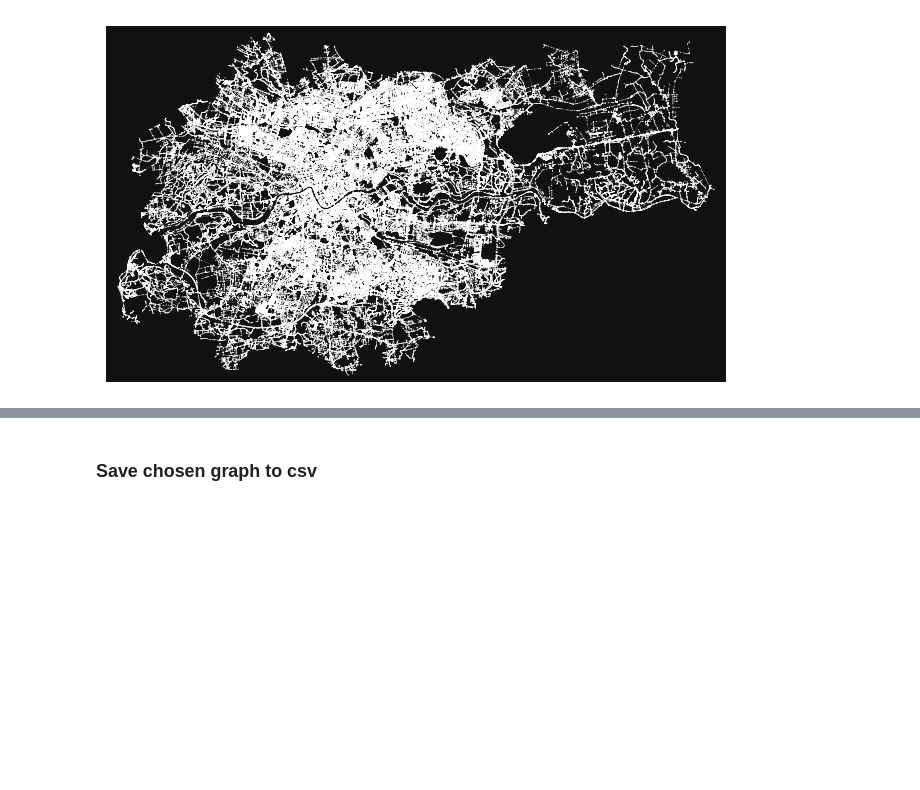
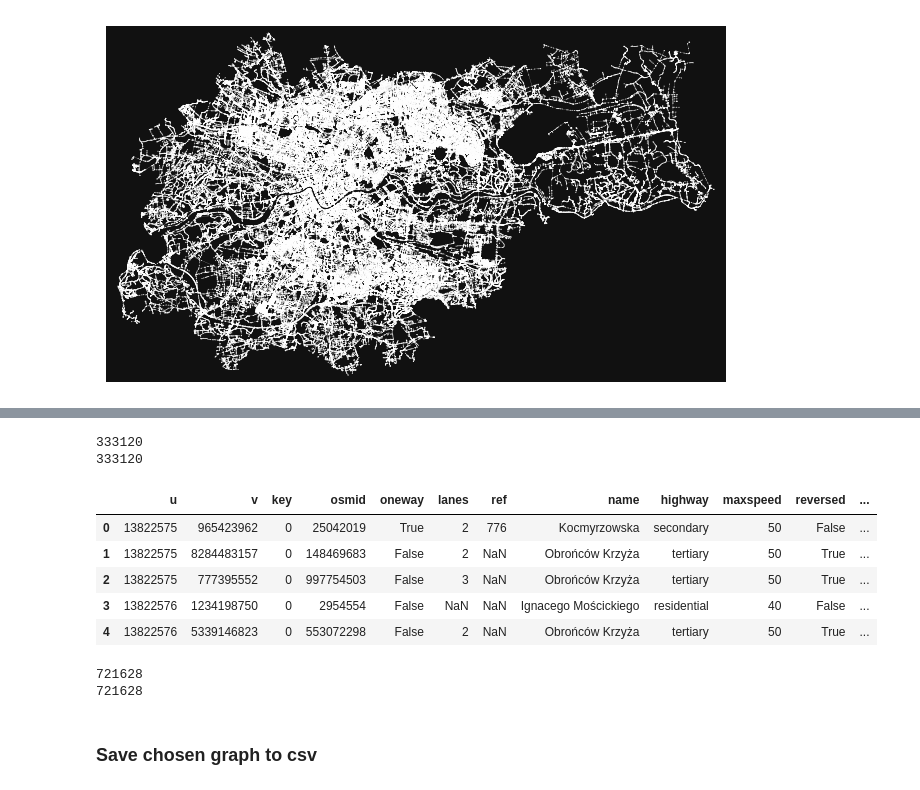
Before and after one commit to juliakisielewicz/graph-routing, a Jupyter notebook: osm_data_save.ipynb, the cells around one changed output, grey strips where cells are left out. Saved outputs shown, nothing was run; the diff lists cells and outputs as text; code cells hidden in the pictures; blank space fills up the shorter version.

```diff
--- a/osm_data_save.ipynb
+++ b/osm_data_save.ipynb
@@ -58,3 +31,26 @@ MultiDiGraph with 37593 nodes and 95301 edges
+# %%
+print(len(gdf_nodes))
+gdf_nodes_d = gdf_nodes.drop_duplicates(subset=["osmid"])
+print(len(gdf_nodes_d))
+# %% [output]
+333120
+333120
+# %%
+gdf_relationships.head()
+# %% [output]
+|  | u | v | key | osmid | oneway | lanes | ref | name | highway | maxspeed | reversed | ... |
+| 0 | 13822575 | 965423962 | 0 | 25042019 | True | 2 | 776 | Kocmyrzowska | secondary | 50 | False | ... |
+| 1 | 13822575 | 8284483157 | 0 | 148469683 | False | 2 | NaN | Obrońców Krzyża | tertiary | 50 | True | ... |
+| 2 | 13822575 | 777395552 | 0 | 997754503 | False | 3 | NaN | Obrońców Krzyża | tertiary | 50 | True | ... |
+| 3 | 13822576 | 1234198750 | 0 | 2954554 | False | NaN | NaN | Ignacego Mościckiego | residential | 40 | False | ... |
+| 4 | 13822576 | 5339146823 | 0 | 553072298 | False | 2 | NaN | Obrońców Krzyża | tertiary | 50 | True | ... |
+# %%
+print(len(gdf_relationships))
+gdf_relationships_d = gdf_relationships.drop_duplicates(subset=["u", "v", "osmid"])
+print(len(gdf_relationships_d))
+# %% [output]
+721628
+721628
 # %% [markdown]
 ### Save chosen graph to csv
 # %%
```
Also changed, not shown: parts of 4 cells of this notebook, 1 other file.
